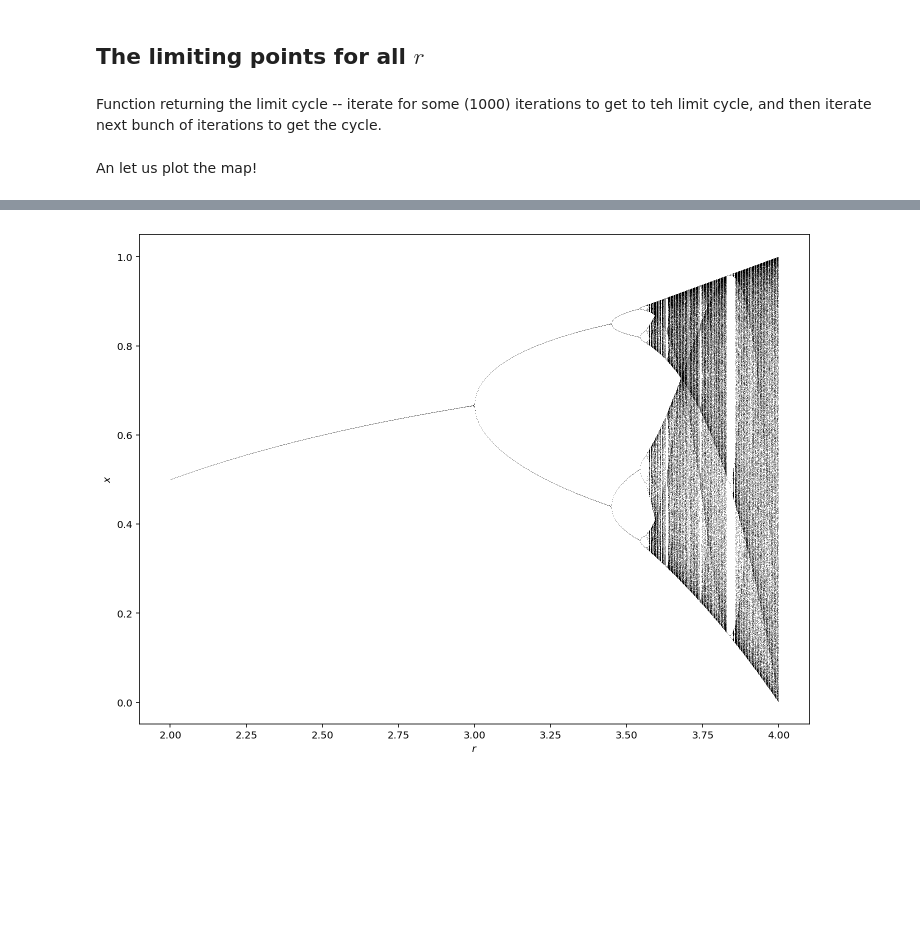
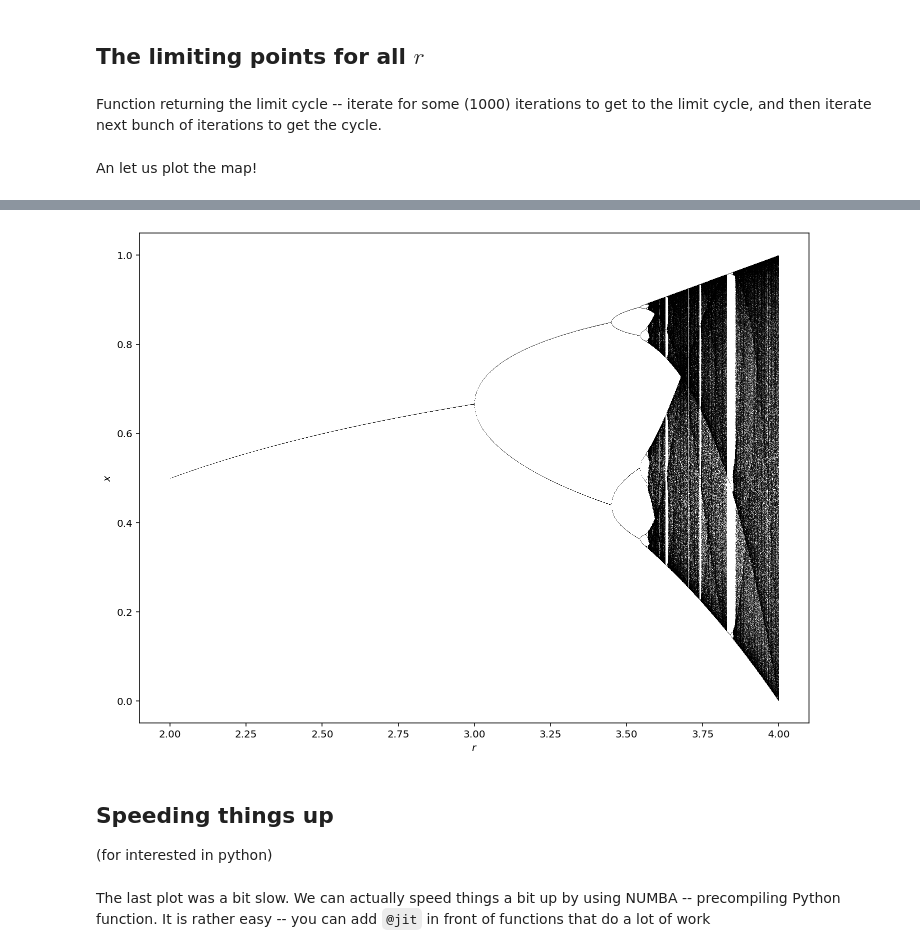
Before and after one commit to fedxa/PHYS30471, a Jupyter notebook: LogisticMap.ipynb, the cells around one changed output, grey strips where cells are left out. Drawn from its saved outputs; the diff is of its cells as text; code cells hidden in the pictures; blank space fills up the shorter version.

```diff
--- a/LogisticMap.ipynb
+++ b/LogisticMap.ipynb
@@ -58,30 +59,32 @@ plot_cobweb(3.75)
 # %% [markdown]
 ## The limiting points for all $r$
 # %% [markdown]
-Function returning the limit cycle -- iterate for some (1000) iterations to get to teh limit cycle, and then iterate next bunch of iterations to get the cycle.
+Function returning the limit cycle -- iterate for some (1000) iterations to get to the limit cycle, and then iterate next bunch of iterations to get the cycle.
 # %%
 def get_cycle(r, x0=0.25, npoints=1000):
     x = x0
     for i in range(npoints):
         x = lmap(x,r)
-    cycles = []
+    cycles = np.empty(npoints)
     for i in range(npoints):
         x = lmap(x,r)
-        cycles.append(x)
+        cycles[i] = x
     return np.unique(cycles)
 # %% [markdown]
 An let us plot the map!
 # %%
-rran=np.linspace(2, 4, num=1000) # You can change the range to "zoom"
+rran=np.linspace(2, 4, num=2000) # You can change the range to "zoom"
 ## rran=np.linspace(3.5, 3.7, num=1000)
 
-fig2 = plt.figure(figsize=(12, 9))
-ax2 = fig2.subplots(1) # get figure and "axes". They can be reused later.
-ax2.set_xlabel("$r$")
-ax2.set_ylabel("$x$")
+def plotthemap(rran, cyclepoints=2000):
+    fig2 = plt.figure(figsize=(12, 9))
+    ax2 = fig2.subplots(1) # get figure and "axes". They can be reused later.
+    ax2.set_xlabel("$r$")
+    ax2.set_ylabel("$x$")
+    for r in rran:
+        cycle = get_cycle(r, npoints=cyclepoints)
+        rr = np.full_like(cycle, r)
+        ax2.scatter(rr, cycle, lw=0, s=0.1, color="black")
 
-for r in rran:
-    cycle = get_cycle(r)
-    rr = np.full_like(cycle, r)
-    ax2.scatter(rr, cycle, lw=0, s=0.1, color="black")
+%time plotthemap(rran)
 # %% [output]
@@ -88 +93,7 @@ for r in rran:
-[figure, old version]
+[figure, new version]
+# %% [markdown]
+## Speeding things up
+
+(for interested in python)
+# %% [markdown]
+The last plot was a bit slow. We can actually speed things a bit up by using NUMBA -- precompiling Python function. It is rather easy -- you can add `@jit` in front of functions that do a lot of work
```
Also changed, not shown: parts of 12 cells of this notebook.
